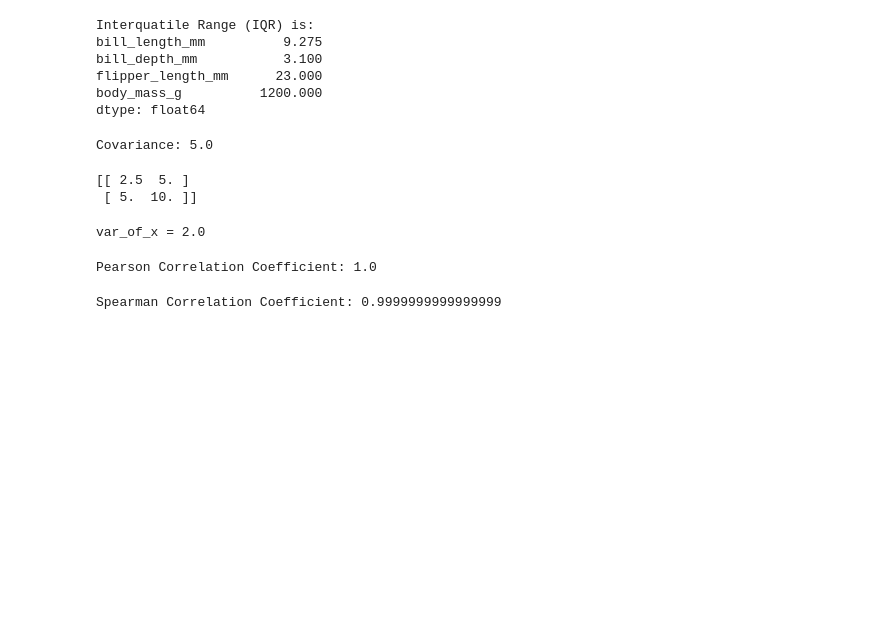
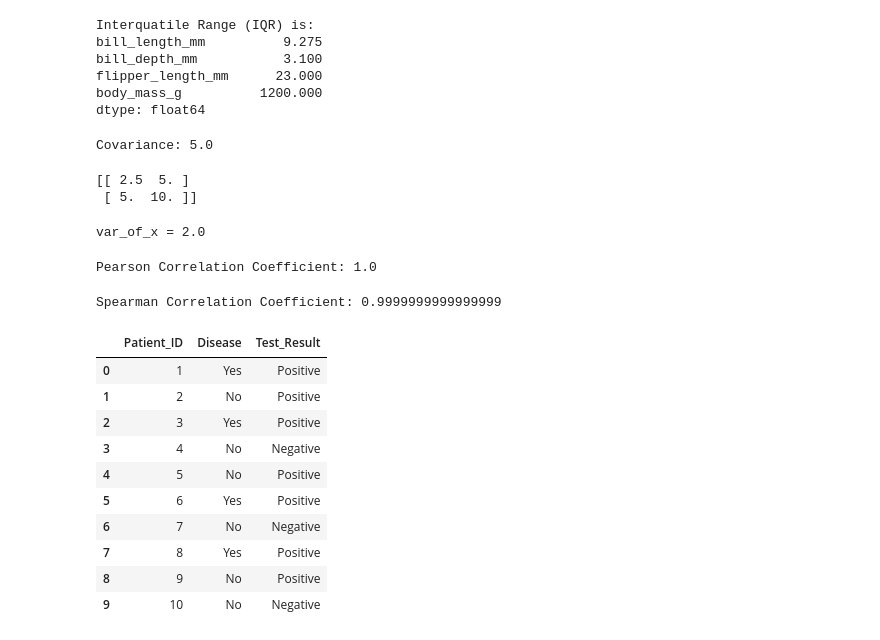
Before and after one commit to Raph4sure/Data-Science, a Jupyter notebook: module_3/descriptive.ipynb, the cells around one changed output. Cells and saved outputs as stored; diff of their text form; code cells hidden in the pictures; blank space fills up the shorter version.

Commit message:
Add probability analysis and data visualization in descriptive.ipynb

```diff
--- a/module_3/descriptive.ipynb
+++ b/module_3/descriptive.ipynb
@@ -246,3 +246,28 @@ spearman_corr, _ = sm(x, y)
 print("Spearman Correlation Coefficient:", spearman_corr)
 # %% [output]
 Spearman Correlation Coefficient: 0.9999999999999999
+# %%
+# Probability
+#import the required library
+import pandas as pd
+
+# Create the dataset
+data = {
+    "Patient_ID": [1, 2, 3, 4, 5, 6, 7, 8, 9, 10],
+    "Disease": ["Yes", "No", "Yes", "No", "No", "Yes", "No", "Yes", "No", "No"],
+    "Test_Result": ["Positive", "Positive", "Positive", "Negative", "Positive", "Positive", "Negative", "Positive", "Positive", "Negative"]
+}
+df = pd.DataFrame(data)
+df
+# %% [output]
+|  | Patient_ID | Disease | Test_Result |
+| 0 | 1 | Yes | Positive |
+| 1 | 2 | No | Positive |
+| 2 | 3 | Yes | Positive |
+| 3 | 4 | No | Negative |
+| 4 | 5 | No | Positive |
+| 5 | 6 | Yes | Positive |
+| 6 | 7 | No | Negative |
+| 7 | 8 | Yes | Positive |
+| 8 | 9 | No | Positive |
+| 9 | 10 | No | Negative |
```
Also changed, not shown: parts of 5 cells of this notebook.
